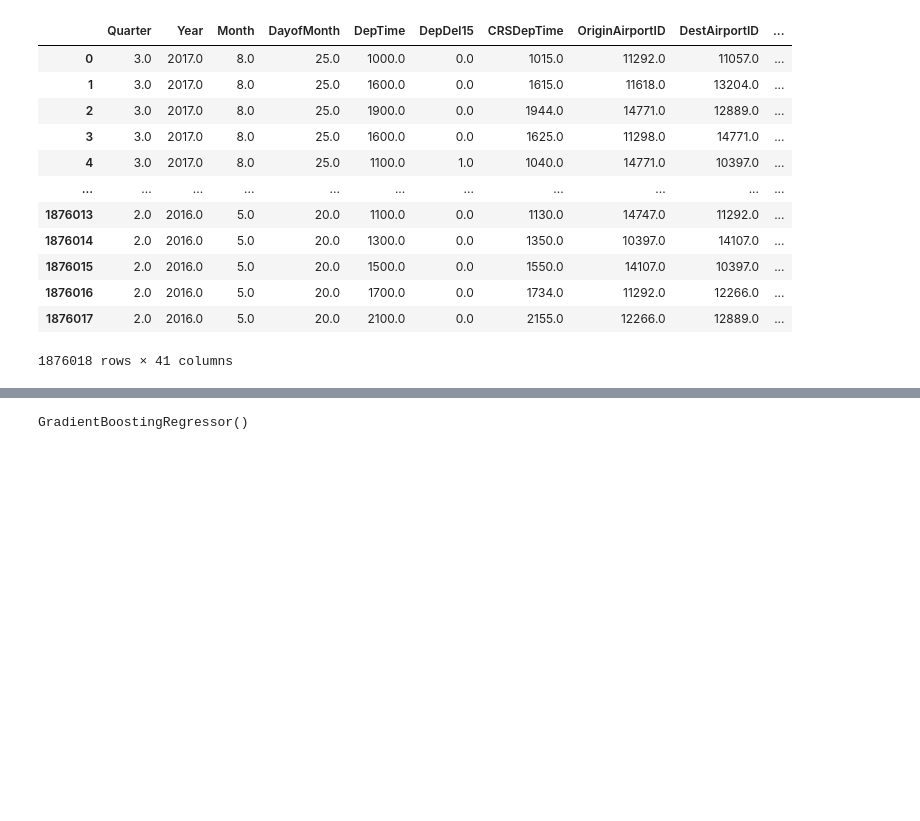
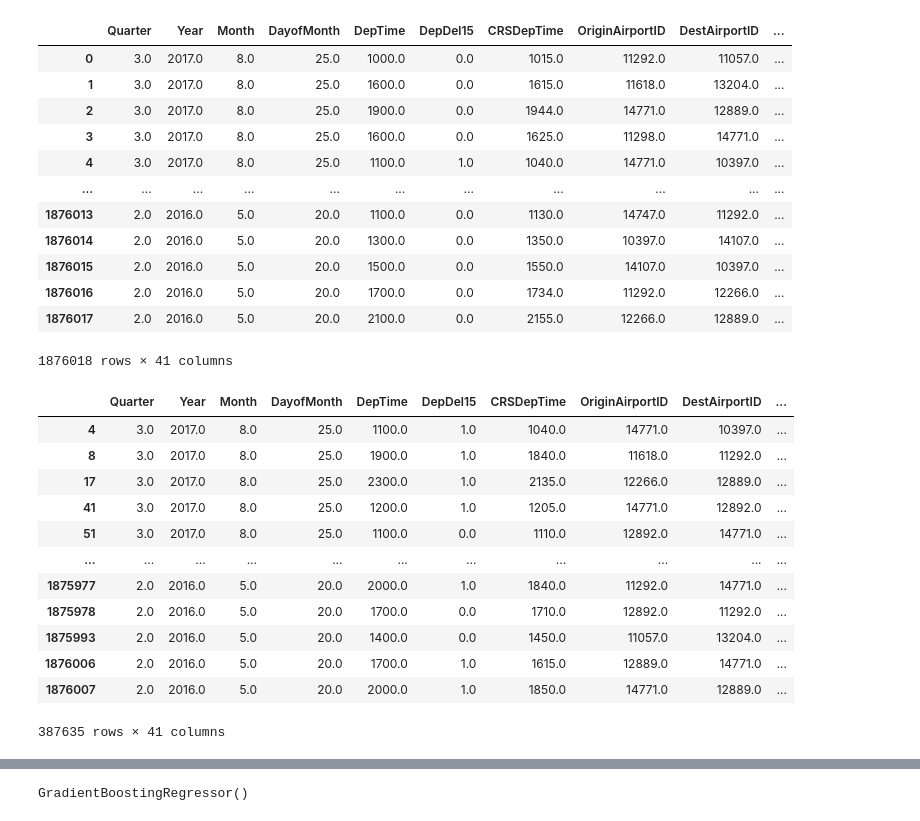
Before and after one commit to AMVamsi/Flight_Delay_Prediction, a Jupyter notebook: Project.ipynb, the cells around one changed output, grey strips where cells are left out. Cells and saved outputs as stored; diff of their text form; code cells hidden in the pictures; blank space fills up the shorter version.

```diff
--- a/Project.ipynb
+++ b/Project.ipynb
@@ -1098,5 +1098,22 @@ df_select["winddirDegree_x"] = intenc
 intenc = lenc.fit_transform(df_select["weatherCode_x"])
 df_select["weatherCode_x"] = intenc
 features = np.asarray(df_select)
+# %%
+select = df.loc[df["ArrDel15"] == 1]
+select
+# %% [output]
+|  | Quarter | Year | Month | DayofMonth | DepTime | DepDel15 | CRSDepTime | OriginAirportID | DestAirportID | ... |
+| 4 | 3.0 | 2017.0 | 8.0 | 25.0 | 1100.0 | 1.0 | 1040.0 | 14771.0 | 10397.0 | ... |
+| 8 | 3.0 | 2017.0 | 8.0 | 25.0 | 1900.0 | 1.0 | 1840.0 | 11618.0 | 11292.0 | ... |
+| 17 | 3.0 | 2017.0 | 8.0 | 25.0 | 2300.0 | 1.0 | 2135.0 | 12266.0 | 12889.0 | ... |
+| 41 | 3.0 | 2017.0 | 8.0 | 25.0 | 1200.0 | 1.0 | 1205.0 | 14771.0 | 12892.0 | ... |
+| 51 | 3.0 | 2017.0 | 8.0 | 25.0 | 1100.0 | 0.0 | 1110.0 | 12892.0 | 14771.0 | ... |
+| ... | ... | ... | ... | ... | ... | ... | ... | ... | ... | ... |
+| 1875977 | 2.0 | 2016.0 | 5.0 | 20.0 | 2000.0 | 1.0 | 1840.0 | 11292.0 | 14771.0 | ... |
+| 1875978 | 2.0 | 2016.0 | 5.0 | 20.0 | 1700.0 | 0.0 | 1710.0 | 12892.0 | 11292.0 | ... |
+| 1875993 | 2.0 | 2016.0 | 5.0 | 20.0 | 1400.0 | 0.0 | 1450.0 | 11057.0 | 13204.0 | ... |
+| 1876006 | 2.0 | 2016.0 | 5.0 | 20.0 | 1700.0 | 1.0 | 1615.0 | 12889.0 | 14771.0 | ... |
+| 1876007 | 2.0 | 2016.0 | 5.0 | 20.0 | 2000.0 | 1.0 | 1850.0 | 14771.0 | 12889.0 | ... |
+387635 rows × 41 columns
 # %%
 features_train, features_test, labels_train, labels_test = train_test_split(features, labels, test_size=0.30, random_state=42)
```
Also changed, not shown: parts of 2 cells of this notebook.
